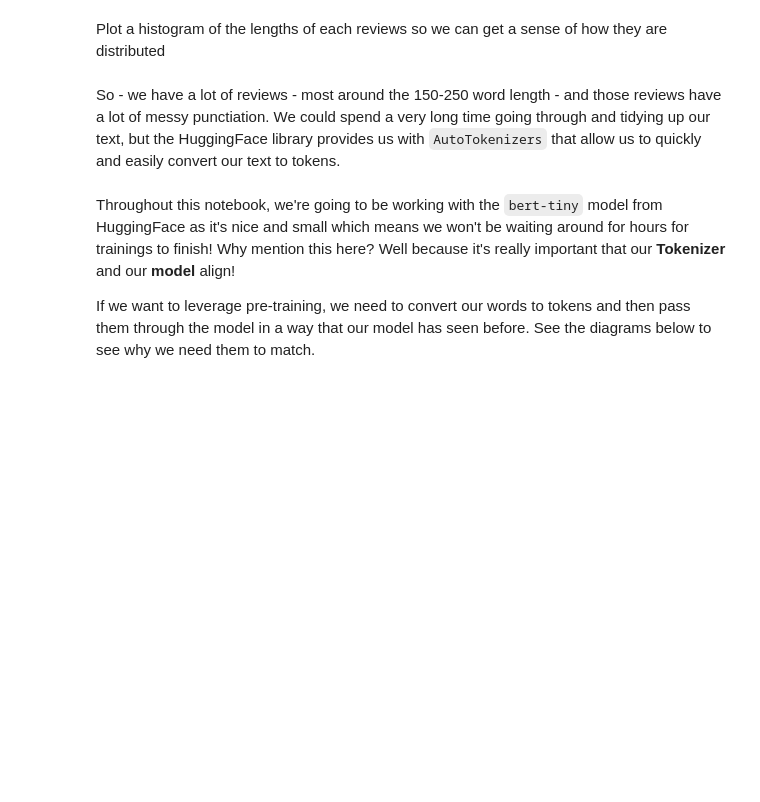
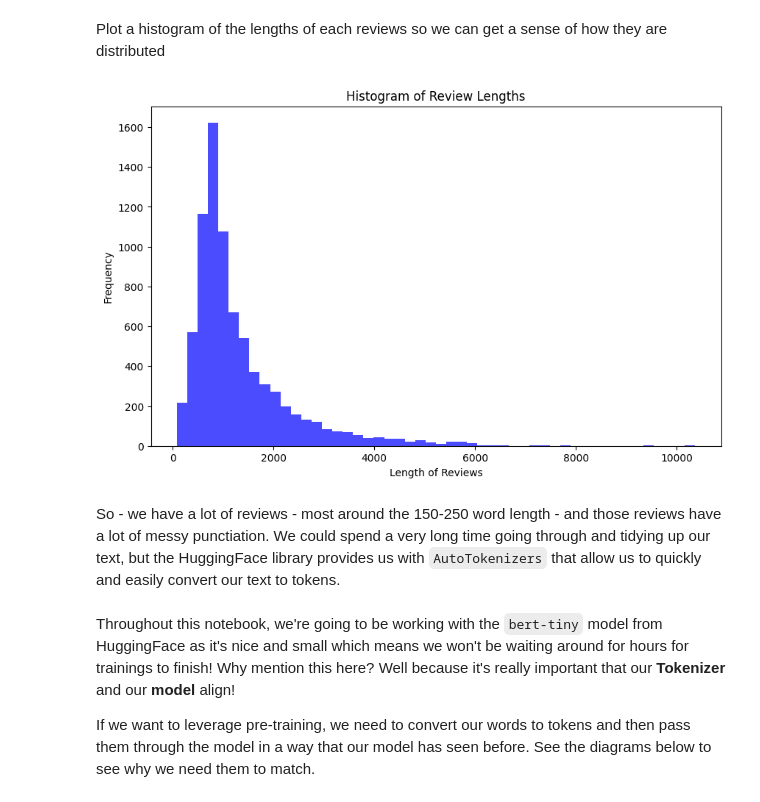
Before and after one commit to francoisgirard51/data-transformer-finetuning-challenge, a Jupyter notebook: model-fine-tuning.ipynb, the cells around one changed output. Drawn from its saved outputs; the diff is of its cells as text; code cells hidden in the pictures; blank space fills up the shorter version.

```diff
--- a/model-fine-tuning.ipynb
+++ b/model-fine-tuning.ipynb
@@ -12,0 +11,9 @@ pass  # YOUR CODE HERE
+# %%
+import pandas as pd
+
+file_path = 'data/imdb.csv'
+
+imdb_reviews = pd.read_csv(file_path)
+
+print(imdb_reviews.head())
+print(imdb_reviews.info())
@@ -17,3 +39,16 @@ pass  # YOUR CODE HERE
+# %%
+import matplotlib.pyplot as plt
+
+imdb_reviews['review_length'] = imdb_reviews['text'].apply(len)
+
+plt.figure(figsize=(10, 6))
+plt.hist(imdb_reviews['review_length'], bins=50, color='blue', alpha=0.7)
+plt.title('Histogram of Review Lengths')
+plt.xlabel('Length of Reviews')
+plt.ylabel('Frequency')
+plt.show()
+# %% [output]
+[figure, added]
 # %% [markdown]
 So - we have a lot of reviews - most around the 150-250 word length - and those reviews have a lot of messy punctiation. We could spend a very long time going through and tidying up our text, but the HuggingFace library provides us with `AutoTokenizers` that allow us to quickly and easily convert our text to tokens.
 # %% [markdown]
```
Also changed, not shown: parts of 42 cells of this notebook.
